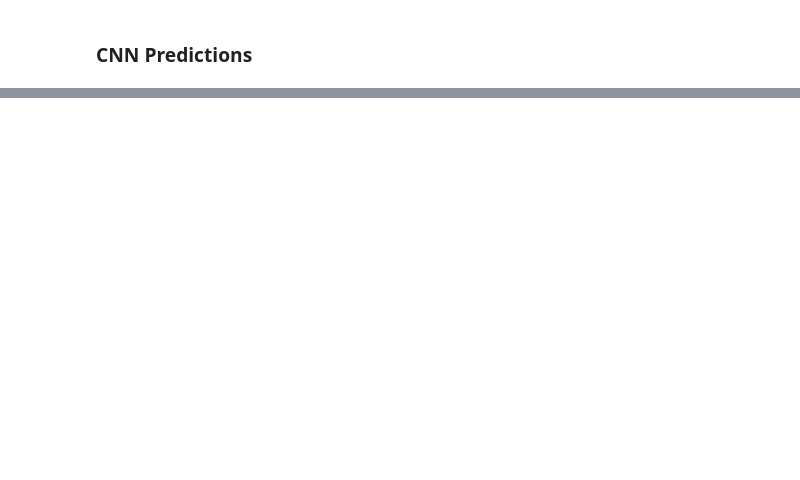
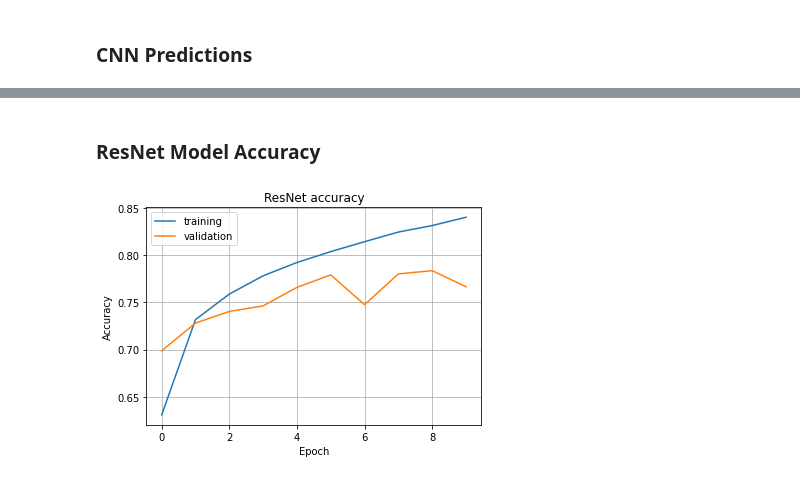
Before and after one commit to Srujana-A/Image-Classification-as-pm, a Jupyter notebook: Final_Project.ipynb, the cells around one changed output, grey strips where cells are left out. Drawn from its saved outputs; the diff is of its cells as text; code cells hidden in the pictures; blank space fills up the shorter version.

```diff
--- a/Final_Project.ipynb
+++ b/Final_Project.ipynb
@@ -196,0 +201,28 @@ plt.show()
+# %%
+def ResNet_model():
+    ResNet = ResNet50(weights = 'imagenet',
+                          include_top = False,
+                          input_shape = [224,224,3])
+    for layer in ResNet.layers:
+        layer.trainable = False
+
+    inputs = Input((32, 32, 3))
+
+    upscale = UpSampling2D((7,7))(inputs)
+
+    base_model_output = ResNet(upscale)
+
+    x = GlobalAveragePooling2D()(base_model_output)
+    x = Flatten()(x)
+    x = Dense(1024, activation="relu")(x)
+    x = Dense(512, activation="relu")(x)
+    outputs = Dense(10, activation="softmax")(x)
+
+    model = Model(inputs, outputs)
+    model.compile(optimizer='SGD',
+               loss='categorical_crossentropy',
+               metrics = ['accuracy'])
+
+    return model
+# %%
+ResNet = ResNet_model()
@@ -196,0 +249,2 @@ plt.show()
+# %%
+history = ResNet.fit(x_train, y_train_one_hot, epochs=10, validation_split= 0.30, batch_size=64)
@@ -196,0 +272,13 @@ plt.show()
+# %% [markdown]
+### ResNet Model Accuracy
+# %%
+plt.plot(history.history['accuracy'])
+plt.plot(history.history['val_accuracy'])
+plt.grid()
+plt.title('ResNet accuracy')
+plt.ylabel('Accuracy')
+plt.xlabel('Epoch')
+plt.legend(['training', 'validation'], loc = 'upper left')
+plt.show()
+# %% [output]
+[figure, added]
```
Also changed, not shown: parts of 49 cells of this notebook.
